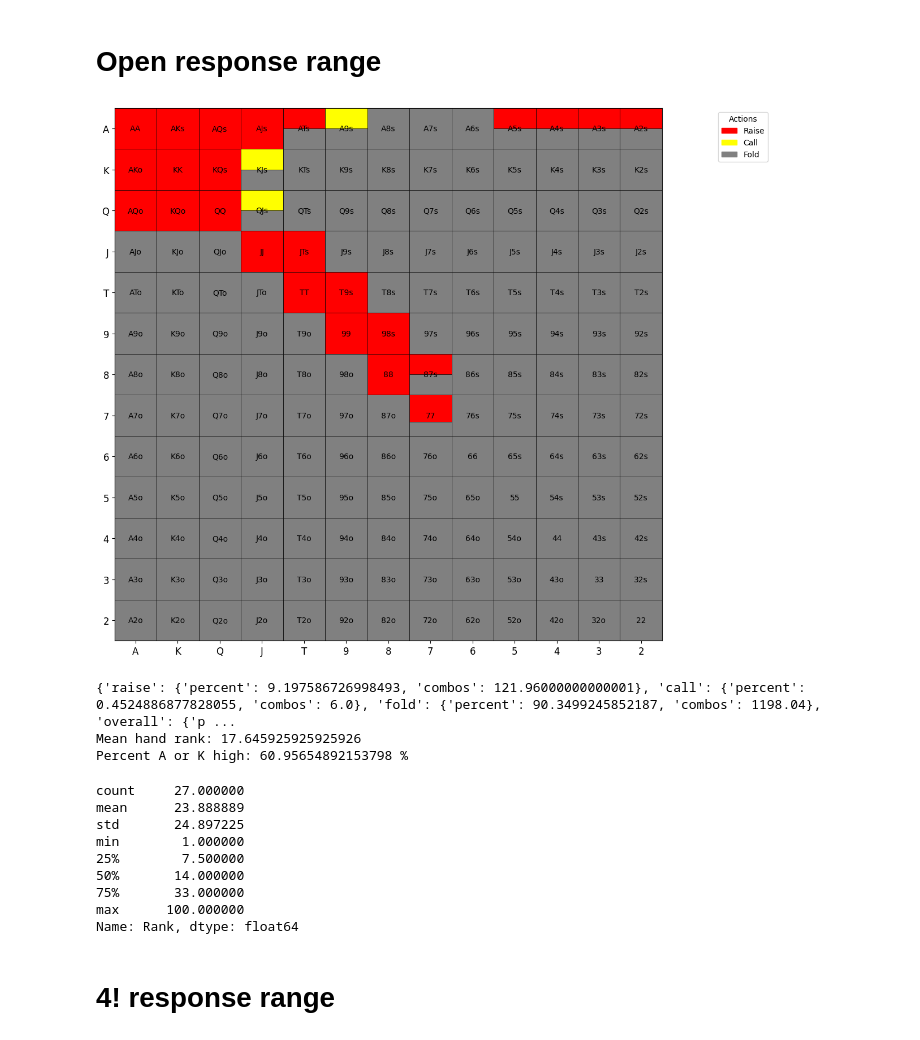
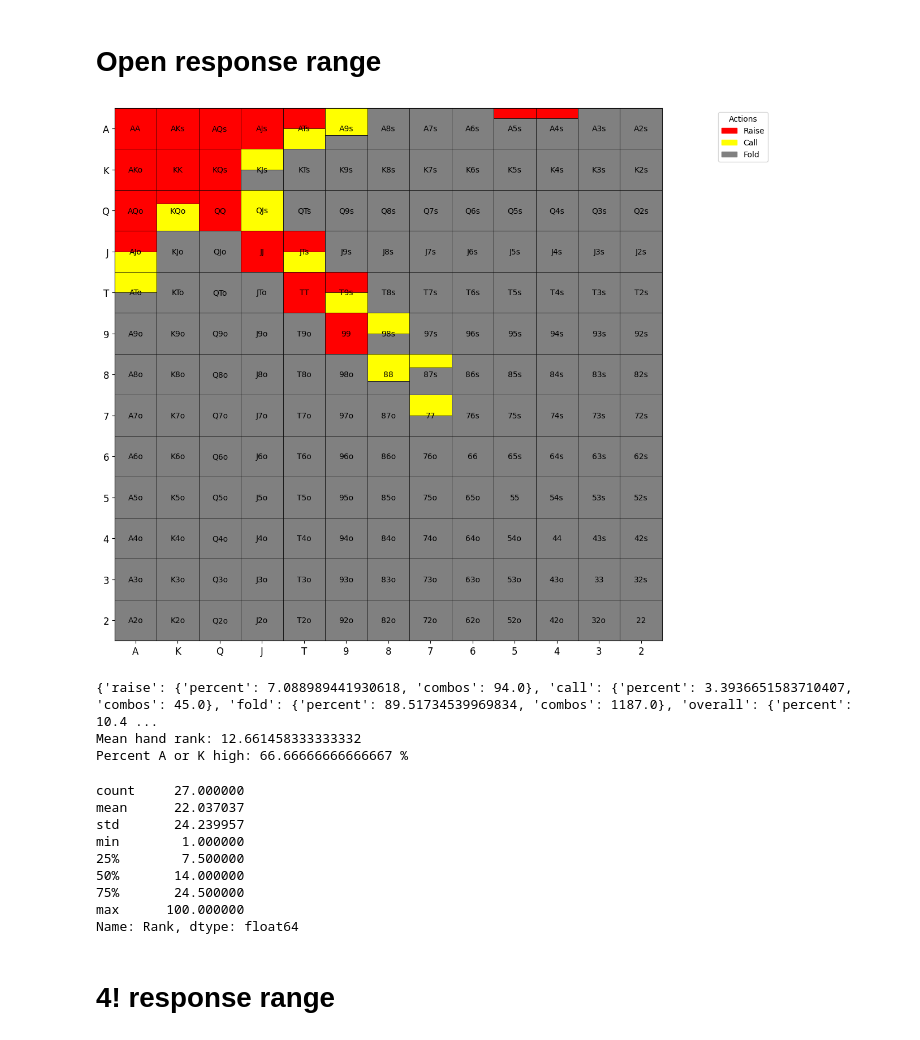
Before and after one commit to KunaalAgarwal/poker_analysis, a Jupyter notebook: src/lj_ranges.ipynb, the cells around one changed output. Saved outputs shown, nothing was run; the diff lists cells and outputs as text; code cells hidden in the pictures.

Commit message:
refined the lj ranges

```diff
--- a/src/lj_ranges.ipynb
+++ b/src/lj_ranges.ipynb
@@ -252,10 +252,10 @@ open_response_range = {
     "JJ": {"raise": 1.0, "call": 0.0},
     "TT": {"raise": 1.0, "call": 0.0},
     "99": {"raise": 1.0, "call": 0.0},
-    "88": {"raise": 1.0, "call": 0.0},
-    "77": {"raise": 0.66, "call": 0.0}, # lowering frequency on 77 and 66 slightly
+    "88": {"raise": 0.0, "call": 2/3},
+    "77": {"raise": 0.0, "call": 0.5},
     "66": {"raise": 0.0, "call": 0.0},
-    "55": {"raise": 0.0, "call": 0.0}, # these low pocket pairs turn into folds quickly
+    "55": {"raise": 0.0, "call": 0.0},
     "44": {"raise": 0.0, "call": 0.0},
     "33": {"raise": 0.0, "call": 0.0},
     "22": {"raise": 0.0, "call": 0.0},
@@ -263,92 +263,92 @@ open_response_range = {
     "AKs": {"raise": 1.0, "call": 0.0},
     "AQs": {"raise": 1.0, "call": 0.0},
     "AJs": {"raise": 1.0, "call": 0.0},
-    "ATs": {"raise": 0.5, "call": 0.0},
-    "A9s": {"raise": 0.0, "call": 0.5},
+    "ATs": {"raise": 0.5, "call": 0.5},
+    "A9s": {"raise": 0.0, "call": 2/3},
     "A8s": {"raise": 0.0, "call": 0.0},
     "A7s": {"raise": 0.0, "call": 0.0},
-    "A6s": {"raise": 0.0, "call": 0.0}, # these middling aces turn into folds quickly
-    "A5s": {"raise": 0.5, "call": 0.0}, # 3bet bluffs
-    "A4s": {"raise": 0.5, "call": 0.0},
-    "A3s": {"raise": 0.5, "call": 0.0},
-    "A2s": {"raise": 0.5, "call": 0.0},
+    "A6s": {"raise": 0.0, "call": 0.0}, # Rare 3bet bluffs, don't need to bluff often against very tight UTG and MP1 RFI ranges
+    "A5s": {"raise": 0.25, "call": 0.0},
+    "A4s": {"raise": 0.25, "call": 0.0},
+    "A3s": {"raise": 0.0, "call": 0.0},
+    "A2s": {"raise": 0.0, "call": 0.0},
 
-    "AKo": {"raise": 1.0, "call": 0.0}, # OOP raising is far better
+    "AKo": {"raise": 1.0, "call": 0.0}, # in early position would rather just raise to prevent flats behind
     "AQo": {"raise": 1.0, "call": 0.0},
-    "AJo": {"raise": 0.0, "call": 0.0},
-    "ATo": {"raise": 0.0, "call": 0.0},
+    "AJo": {"raise": 0.5, "call": 0.5},
+    "ATo": {"raise": 0.0, "call": 0.5},
     "A9o": {"raise": 0.0, "call": 0.0},
     "A8o": {"raise": 0.0, "call": 0.0},
 
     "KQs": {"raise": 1.0, "call": 0.0},
-    "KJs": {"raise": 0.0, "call": 0.5},
+    "KJs": {"raise": 0.0, "call": 0.5}, # these call frequencies fluctuate depending on how often players behind will 3bet.
     "KTs": {"raise": 0.0, "call": 0.0},
     "K9s": {"raise": 0.0, "call": 0.0},
     "K8s": {"raise": 0.0, "call": 0.0},
 
-    "KQo": {"raise": 1.0, "call": 0.0},
+    "KQo": {"raise": 1/3, "call": 2/3},
     "KJo": {"raise": 0.0, "call": 0.0},
     "KTo": {"raise": 0.0, "call": 0.0},
     "K9o": {"raise": 0.0, "call": 0.0},
 
-    "QJs": {"raise": 0.0, "call": 0.5},
+    "QJs": {"raise": 0.0, "call": 1.0},
     "QTs": {"raise": 0.0, "call": 0.0},
     "Q9s": {"raise": 0.0, "call": 0.0},
 
     "QJo": {"raise": 0.0, "call": 0.0},
     "QTo": {"raise": 0.0, "call": 0.0},
 
-    "JTs": {"raise": 1.0, "call": 0.0},
-    "J9s": {"raise": 0.0, "call": 0.0}, # j9 raise/fold, not good enough to call
+    "JTs": {"raise": 0.5, "call": 0.5}, # 3bet semi bluff
+    "J9s": {"raise": 0.0, "call": 0.0},
 
     "JTo": {"raise": 0.0, "call": 0.0},
     "J9o": {"raise": 0.0, "call": 0.0},
 
-    "T9s": {"raise": 1.0, "call": 0.0}, # 3bet bluff
-    "T8s": {"raise": 0.0, "call": 0.0}, # this will fold to earlier
+    "T9s": {"raise": 0.5, "call": 0.5}, # 3bet semi bluff
+    "T8s": {"raise": 0.0, "call": 0.0},
 
-    "98s": {"raise": 1.0, "call": 0.0}, # 3bet bluff
+    "98s": {"raise": 0.0, "call": 0.5},
     "97s": {"raise": 0.0, "call": 0.0},
 
-    "87s": {"raise": 0.5, "call": 0.0}, # 3bet bluff
+    "87s": {"raise": 0.0, "call": 1/3},
     "86s": {"raise": 0.0, "call": 0.0},
 
     "76s": {"raise": 0.0, "call": 0.0},
     "75s": {"raise": 0.0, "call": 0.0},
 
     "65s": {"raise": 0.0, "call": 0.0},
 
     "54s": {"raise": 0.0, "call": 0.0},
 
     "43s": {"raise": 0.0, "call": 0.0},
 
     "32s": {"raise": 0.0, "call": 0.0},
 }
 
 # Visualize the range
 open_response = range_construction.generate_range(open_response_range, '../ranges/lj_ranges/lj_open_response')
 open_response_distribution = range_construction.range_hand_distribution(open_response_range)
 open_response_percent_by_actions = range_construction.range_percent_by_all_actions(open_response_range)
 open_response_mean_hand_rank = range_construction.average_range_rank(open_response_range)
 
 print(open_response_percent_by_actions)
 print(f'Mean hand rank: {open_response_mean_hand_rank}')
 print(f'Percent A or K high: {range_construction.percent_range_high_card(open_response_range)} %')
 
 open_response_distribution[1].to_csv('../ranges/lj_ranges/lj_open_response_distribution.csv')
 open_response_distribution[0]
 # %% [output]
-[figure, old version]
+[figure, new version]
-{'raise': {'percent': 9.197586726998493, 'combos': 121.96000000000001}, 'call': {'percent': 0.4524886877828055, 'combos': 6.0}, 'fold': {'percent': 90.3499245852187, 'combos': 1198.04}, 'overall': {'p ...
-Mean hand rank: 17.645925925925926
-Percent A or K high: 60.95654892153798 %
+{'raise': {'percent': 7.088989441930618, 'combos': 94.0}, 'call': {'percent': 3.3936651583710407, 'combos': 45.0}, 'fold': {'percent': 89.51734539969834, 'combos': 1187.0}, 'overall': {'percent': 10.4 ...
+Mean hand rank: 12.661458333333332
+Percent A or K high: 66.66666666666667 %
 count     27.000000
-mean      23.888889
-std       24.897225
+mean      22.037037
+std       24.239957
 min        1.000000
 25%        7.500000
 50%       14.000000
-75%       33.000000
+75%       24.500000
 max      100.000000
 Name: Rank, dtype: float64
 # %% [markdown]
```
Also changed, not shown: parts of 3 cells of this notebook, 9 other files.
